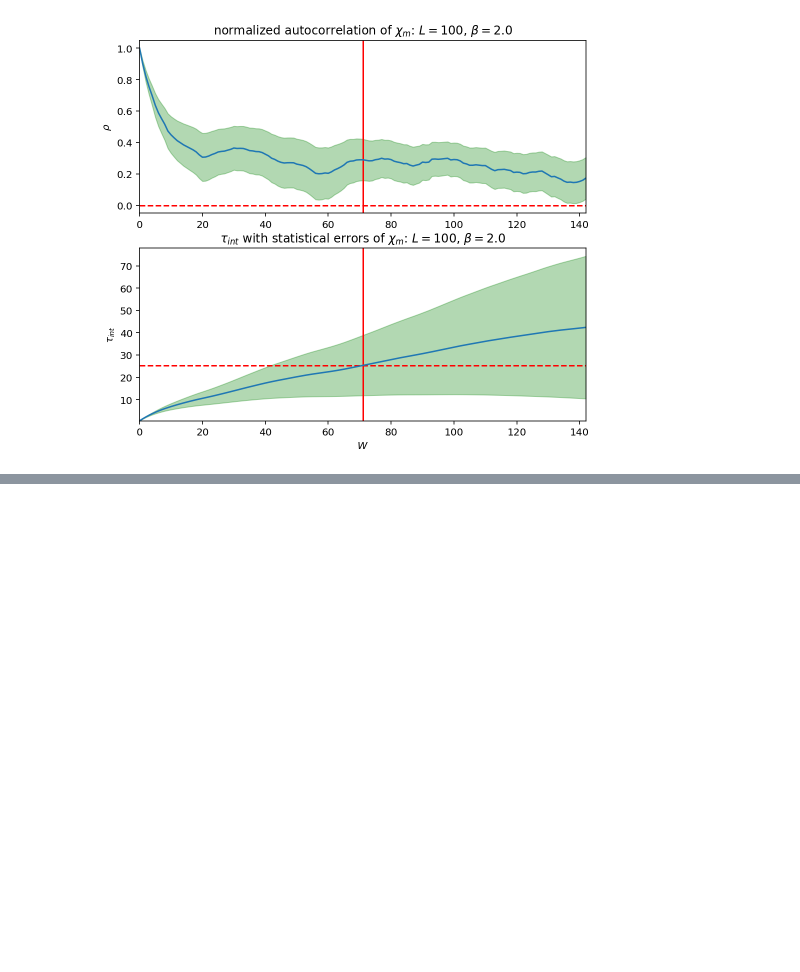
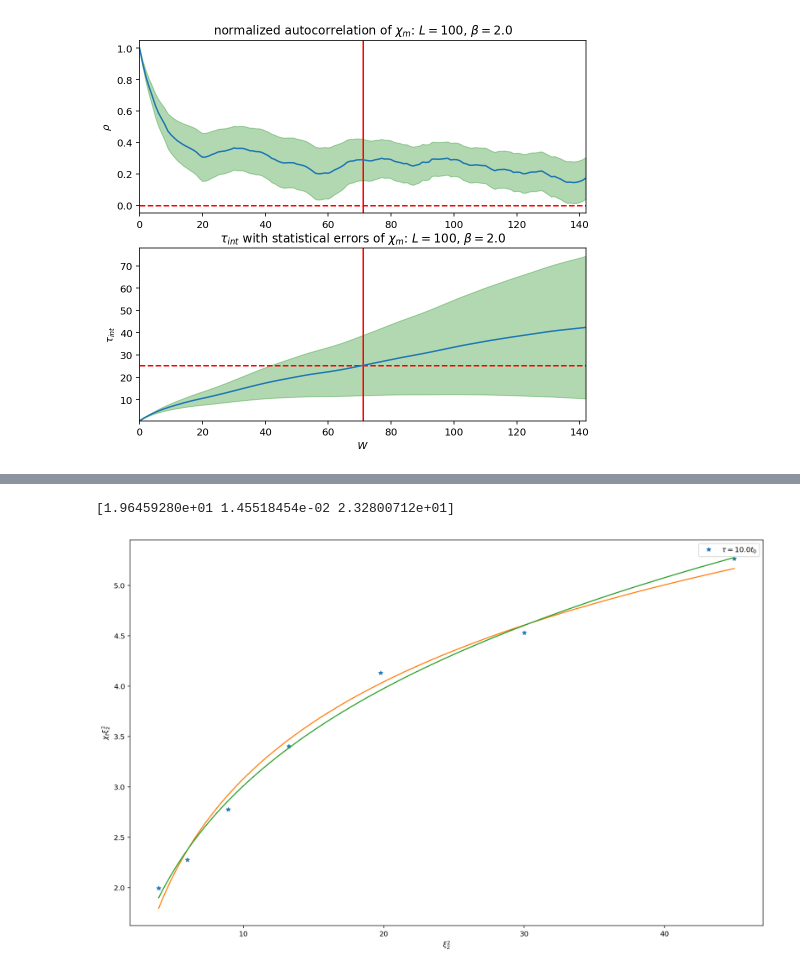
Before and after one commit to stuartthomas25/honors-thesis, a Jupyter notebook: code/gradient_flow.ipynb, the cells around one changed output, grey strips where cells are left out. Cells and saved outputs as stored; diff of their text form; code cells hidden in the pictures; blank space fills up the shorter version.

```diff
--- a/code/gradient_flow.ipynb
+++ b/code/gradient_flow.ipynb
@@ -335,0 +409,34 @@ Text(0.5, 0, '$\\theta$')
+# %%
+xi2s = bietenholz_params.xi2.to_numpy()
+y = np.zeros_like(xi2s)
+plt.figure(figsize=(16,10))
+
+tau = 10.
+for i,p in bietenholz_params.iterrows():
+    chi = derivative(partial(get_iQ,L=p.L,tau=tau*p.t0), 0., dx=0.01)
+    y[i] = chi #/ L**2 * xi2**2
+
+plt.plot(xi2s, y, '*', label=f"$\\tau={tau}t_0$")
+plt.ylabel(r"$\chi_t \xi_2^2$");
+plt.xlabel(r"$\xi_2^2$")
+plt.legend()
+
+def fitlog(x,A,B,C):
+    return A*np.log(B*x)+C
+
+def fitpow(x,A,B,C):
+    return A*(x**B)+C
+
+
+fit_x = np.linspace(np.amin(xi2s), np.amax(xi2s), 100)
+
+popt, pcov = curve_fit(fitlog, xi2s, y, p0=(1, 1, 0))
+plt.plot(fit_x, fitlog(fit_x, *popt), label="Eq. 4.1 fit (log)")
+
+popt, pcov = curve_fit(fitpow, xi2s, y, p0=(1, 1, 0))
+plt.plot(fit_x, fitpow(fit_x, *popt), label="Eq. 4.2 fit (power)")
+
+print(np.diagonal(pcov))
+# %% [output]
+[1.96459280e+01 1.45518454e-02 2.32800712e+01]
+[figure, added]
```
Also changed, not shown: parts of 17 cells of this notebook, 10 other files.
